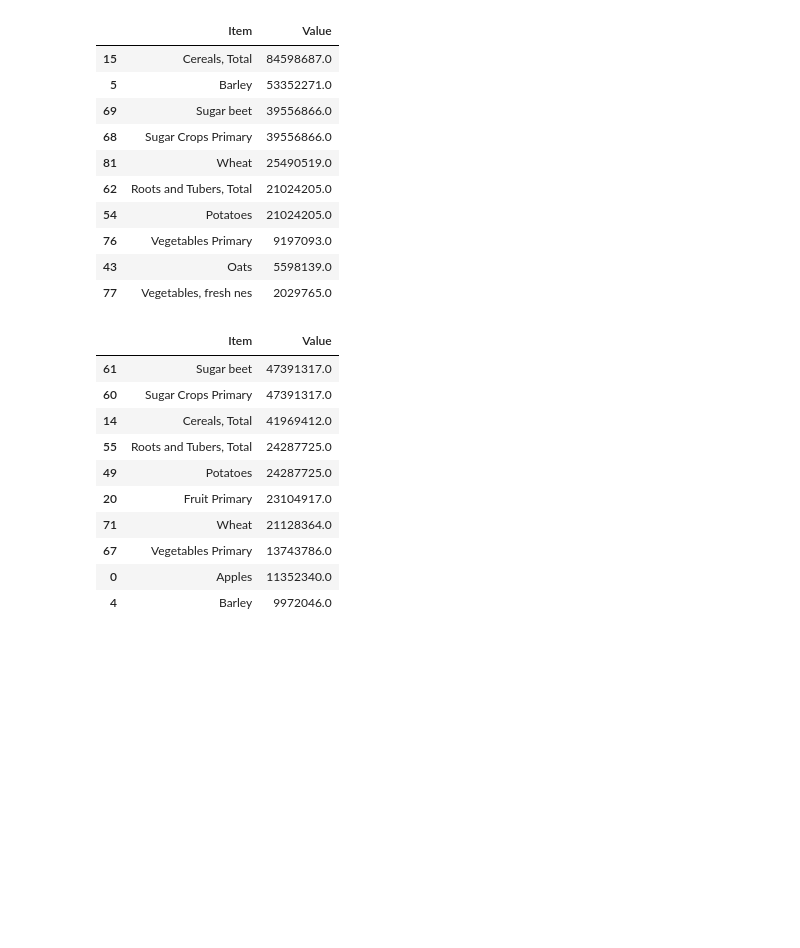
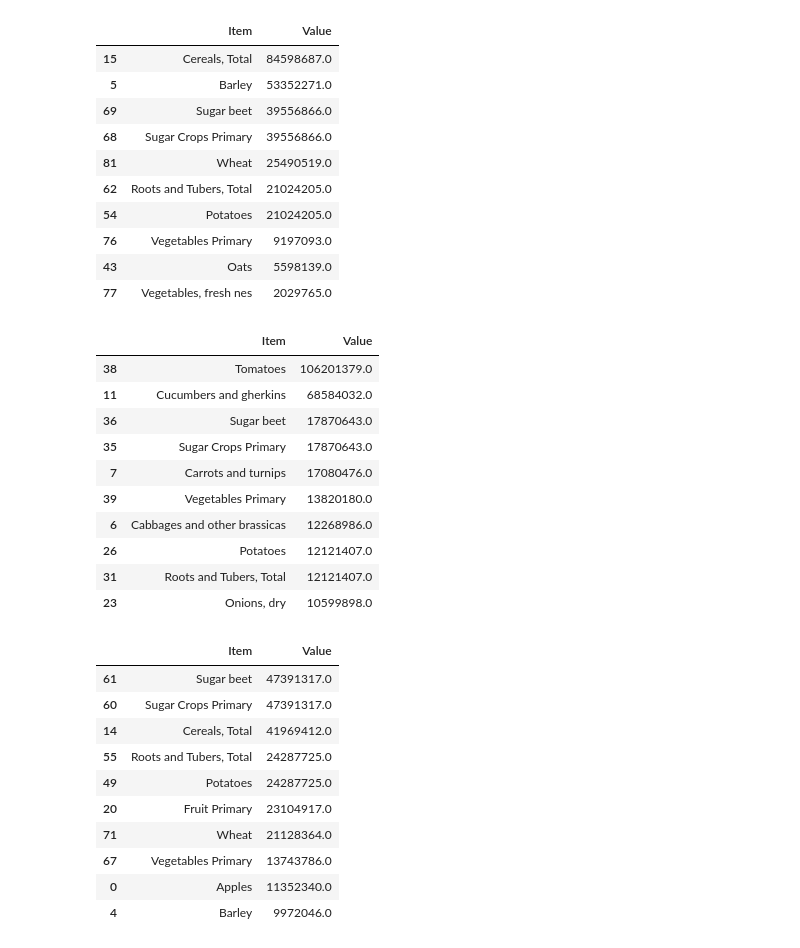
Before and after one commit to ElnazSaeidi/capstone-project-AEJS, a Jupyter notebook: Ella.ipynb, the cells around one changed output. Cells and saved outputs as stored; diff of their text form; code cells hidden in the pictures; blank space fills up the shorter version.

```diff
--- a/Ella.ipynb
+++ b/Ella.ipynb
@@ -996,6 +1001,33 @@ top_10_crops_pro_ir
 | 76 | Vegetables Primary | 9197093.0 |
 | 43 | Oats | 5598139.0 |
 | 77 | Vegetables, fresh nes | 2029765.0 |
+# %%
+ireland_crops_pro = df_crops_all[
+    (df_crops_all['Area'] == 'Ireland') &
+    (df_crops_all['Element'] == 'Yield') &
+    (df_crops_all['Year'].between(1980, 2019))
+]
+
+crop_grouped_pro_ir = ireland_crops_pro.groupby('Item')['Value'].sum().reset_index()
+
+# Sort the data in descending order based on total production
+sorted_crops_pro_ir = crop_grouped_pro_ir.sort_values(by='Value', ascending=False)
+
+top_10_crops_pro_ir = sorted_crops_pro_ir.head(10)
+
+top_10_crops_pro_ir
+# %% [output]
+|  | Item | Value |
+| 38 | Tomatoes | 106201379.0 |
+| 11 | Cucumbers and gherkins | 68584032.0 |
+| 36 | Sugar beet | 17870643.0 |
+| 35 | Sugar Crops Primary | 17870643.0 |
+| 7 | Carrots and turnips | 17080476.0 |
+| 39 | Vegetables Primary | 13820180.0 |
+| 6 | Cabbages and other brassicas | 12268986.0 |
+| 26 | Potatoes | 12121407.0 |
+| 31 | Roots and Tubers, Total | 12121407.0 |
+| 23 | Onions, dry | 10599898.0 |
 # %%
 switzerland_crops_pro = df_crops_all[
     (df_crops_all['Area'] == 'Switzerland') &
```
Also changed, not shown: parts of 3 cells of this notebook.
